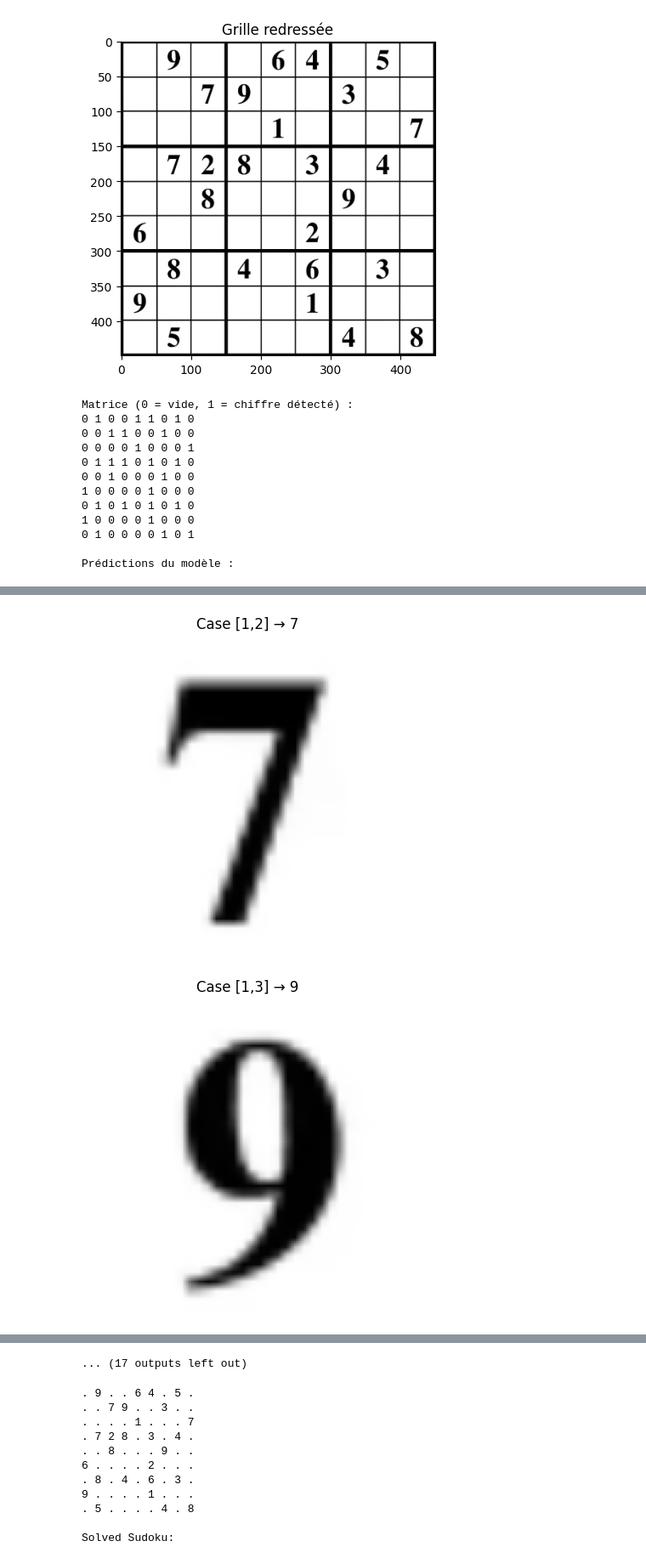
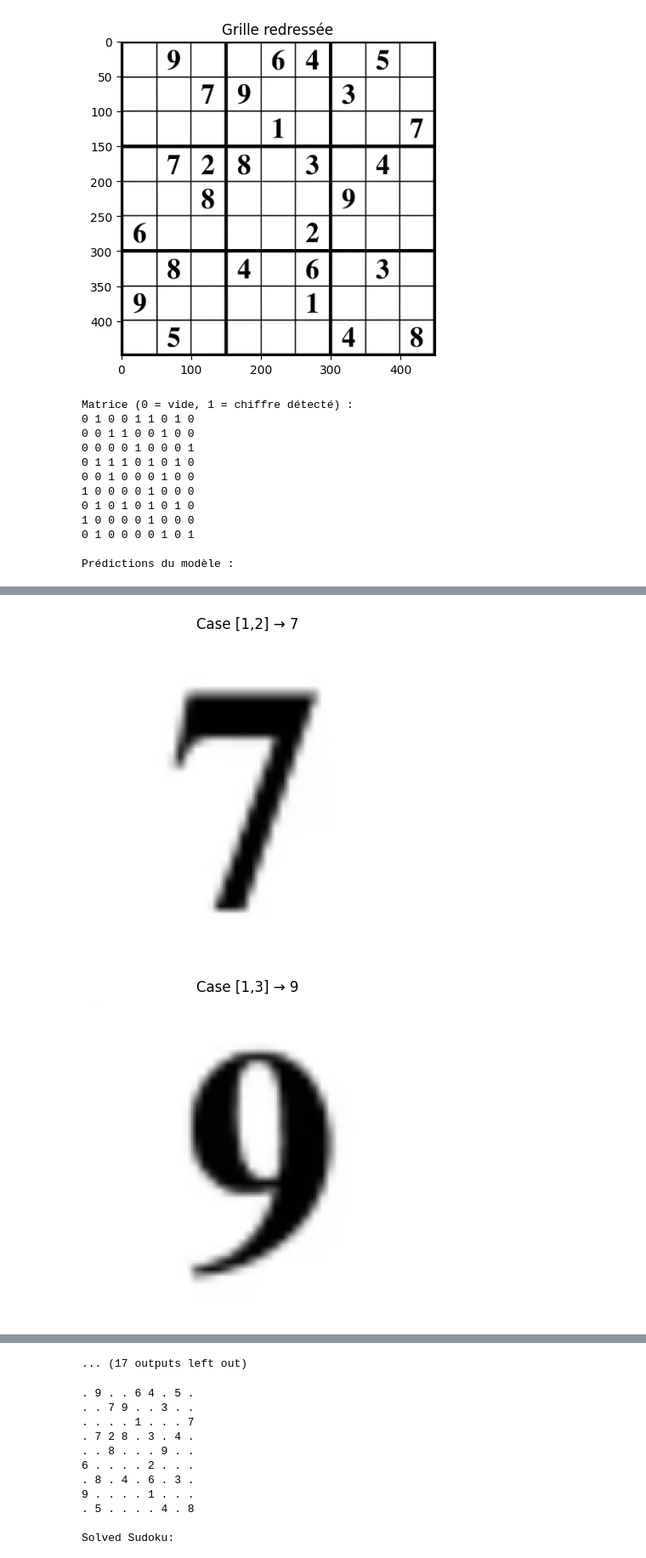
Before and after one commit to Gregory-Debruyne/r-solution-de-sudoku, a Jupyter notebook: Main.ipynb, the cells around one changed output, grey strips where cells are left out. Shown at 85% size. Drawn from its saved outputs; the diff is of its cells as text; code cells hidden in the pictures.

Commit message:
push finale

```diff
--- a/Main.ipynb
+++ b/Main.ipynb
@@ -224,81 +224,103 @@ else:
 # Charger le modèle
 model = keras.models.load_model("c:/Image_save/model14.keras")
 
-# Prétraitement
+# Prétraitement de l'image redressée pour la détection des chiffres
+# Convertir l'image en niveaux de gris pour simplifier le traitement.
 gray = cv2.cvtColor(imagewrap, cv2.COLOR_RGB2GRAY)
-thresh = cv2.adaptiveThreshold(gray, 255, cv2.ADAPTIVE_THRESH_GAUSSIAN_C,
-                               cv2.THRESH_BINARY_INV, 11, 3)
-
+# Appliquer un seuillage adaptatif pour obtenir une image binaire en noir et blanc.
+thresh = cv2.adaptiveThreshold(gray, 255, cv2.ADAPTIVE_THRESH_GAUSSIAN_C, cv2.THRESH_BINARY_INV, 11, 3)
+# contient 1 si un chiffre est détecté dans la case, 0 sinon
 grille_detectee = np.zeros((9, 9), dtype=int)
+# Matrice pour stocker les valeurs des chiffres détectés
 grille_valeurs = np.zeros((9, 9), dtype=int)
+# Taille de chaque case dans la grille (450 pixels / 9 cases)
 case_size = 50
 
 # Détection des cases contenant un chiffre
 for i in range(9):
     for j in range(9):
+        #calculer les coordonnées de la case dans l'image
         x = j * case_size
         y = i * case_size
+        # Extraire la case de l'image seuillée (50x50)
         case_img = thresh[y:y+case_size, x:x+case_size]
+        # On applique un flou médian pour réduire le bruit
         case_img = cv2.medianBlur(case_img, 3)
-
-        if cv2.countNonZero(case_img) > 400:
+        # compter le nombre de pixels non nuls (blancs) dans la case
+        # cela permet de détecter si un chiffre est présent
+        if cv2.countNonZero(case_img) > 400: # seuil pour détecter un chiffre
+            # Si le nombre de pixels blancs est supérieur à 400, on considère qu'un chiffre est détecté
             grille_detectee[i, j] = 1
-
+# Affichage de la matrice de détection des chiffres
 print("Matrice (0 = vide, 1 = chiffre détecté) :")
+# Affichage de la grille détectée
 for row in grille_detectee:
     print(" ".join(str(val) for val in row))
 
 # Prédictions
 print("\nPrédictions du modèle :")
+# Parcourt toutes les cases de la grille 9x9
 for i in range(9):
     for j in range(9):
+        # Si un chiffre a été détecté dans cette case (selon la matrice grille_detectee)
         if grille_detectee[i, j] == 1:
+            # Coordonnées du coin supérieur gauche de la case
             x = j * case_size
             y = i * case_size
-            border = 7
+            # On ajoute une marge border pour éviter les bords et ne garder que le chiffre
+            border = 5
             case = imagewrap[y+border:y+case_size-border, x+border:x+case_size-border]
+            # Conversion en RGB pour compatibilité avec le modèle
             case_rgb = cv2.cvtColor(case, cv2.COLOR_BGR2RGB)
+            # Redimensionnement à 128x128, taille attendue par le modèle CNN
             case_resized = cv2.resize(case_rgb, (128, 128))
+            # Ajout d'une dimension (batch size = 1) pour que le modèle accepte l'image
             input_img = np.expand_dims(case_resized, axis=0)
+            # Prédiction du chiffre avec le modèle
             prediction = model.predict(input_img, verbose=0)
+            # Récupère l'indice de la classe prédite, chiffre entre 0 et 9
             chiffre = np.argmax(prediction)
+            # Enregistre la prédiction dans la grille des valeurs
             grille_valeurs[i, j] = chiffre
-
-            # Affichage de la case
+            # Affiche la case prédite pour vérification visuelle
             plt.imshow(case_resized)
             plt.title(f"Case [{i},{j}] → {chiffre}")
             plt.axis("off")
             plt.show()
-
-# Affichage grille finale
-print("\nGrille finale :")
+print("Grille détectée :")
 for row in grille_valeurs:
     print(" ".join(str(val) if val != 0 else "." for val in row))
 
 # Interaction utilisateur : vérification
+# Demande à l'utilisateur s'il souhaite valider les chiffres prédits ou en corriger certains
 choix = input("\nAppuie sur 'o' si tout est correct, ou sur 'k' si tu veux corriger des prédictions : ").strip().lower()
-
+# Tant que l'utilisateur souhaite corriger ('k'), on entre dans la boucle
 while choix == "k":
     try:
+        # L'utilisateur entre les coordonnées de la case à corriger ou 'f' pour finir
         coords = input("Entre les coordonnées de la case à modifier (ex: 3 4) ou 'f' pour finir : ").strip().lower()
+        # Si l'utilisateur entre 'f', on sort de la boucle
         if coords == "f":
             break
-
+        # convertit les coordonnées en indices de ligne et colonne
         i, j = map(int, coords.split())
+        # Vérifie que la nouvelle valeur est valide
         if 0 <= i < 9 and 0 <= j < 9:
+            # Demande à l'utilisateur la nouvelle valeur à insérer (de 0 à 9)
             new_val = int(input(f"Entrez la nouvelle valeur pour la case [{i},{j}] : "))
             if 0 <= new_val <= 9:
                 grille_valeurs[i, j] = new_val
-                print(f"✅ Case [{i},{j}] mise à jour avec la valeur {new_val}.")
+                print(f"Case [{i},{j}] mise à jour avec la valeur {new_val}.")
             else:
-                print("❌ Valeur invalide. Elle doit être entre 0 et 9.")
+                print("Valeur invalide. Elle doit être entre 0 et 9.")
         else:
-            print("❌ Coordonnées hors limites.")
+            print("Coordonnées hors limites.")
     except:
-        print("❌ Entrée invalide. Réessaie.")
+        # Si l'entrée est mal formatée ou cause une erreur, on avertit l'utilisateur
+        print("Entrée invalide. Réessaie.")
 
-# Affichage final
-print("\n✅ Grille mise à jour finale :")
+# Affichage final avec les valeurs mises à jour
+print("\n Grille mise à jour finale :")
 for row in grille_valeurs:
     print(" ".join(str(val) if val != 0 else "." for val in row))
 # %% [output]
@@ -321,2 +343,2 @@ Prédictions du modèle :
-[figure, old version]
+[figure, new version]
-[figure, old version]
+[figure, new version]
```
Also changed, not shown: parts of 3 cells of this notebook, 2 other files.
